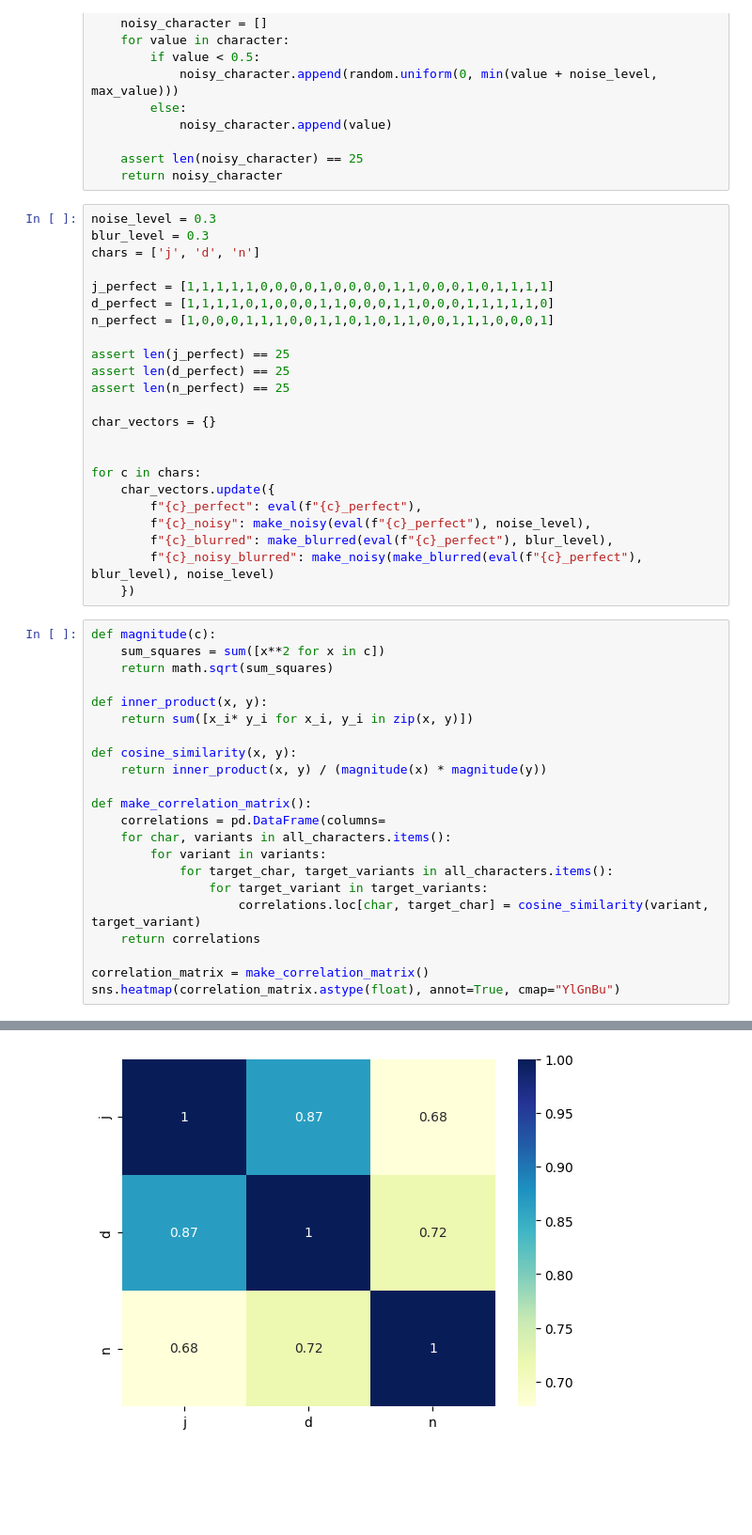
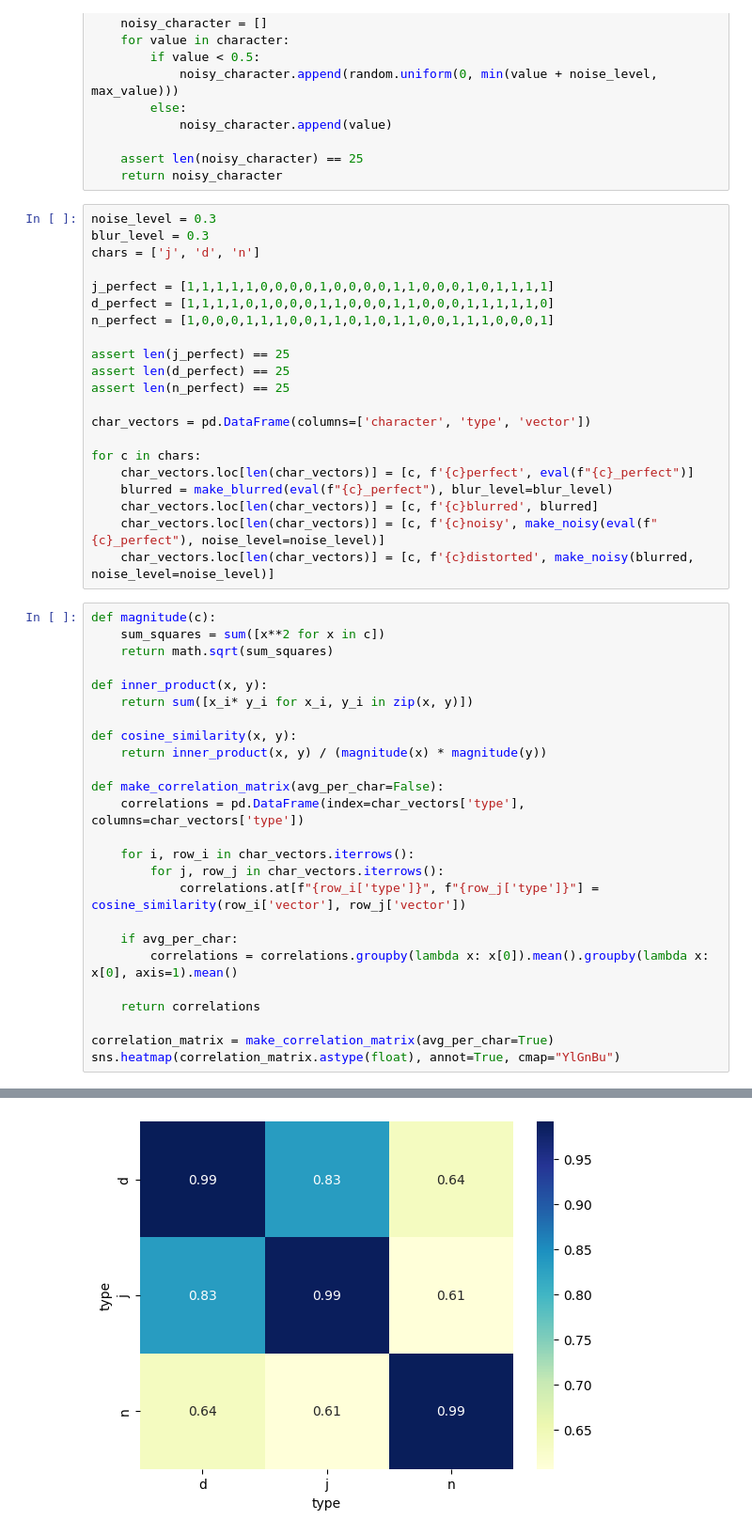
Before and after one commit to Jaden505/UNI-assignments, a Jupyter notebook: SkillsForAI/optical_character_recognition.ipynb, the cells around one changed output, grey strips where cells are left out. Shown: that part at 94% size. Saved outputs shown, nothing was run; the diff lists cells and outputs as text; blank space fills up the shorter version.

Commit message:
working average matrix to get result

```diff
--- a/SkillsForAI/optical_character_recognition.ipynb
+++ b/SkillsForAI/optical_character_recognition.ipynb
@@ -58,16 +58,14 @@ assert len(j_perfect) == 25
 assert len(d_perfect) == 25
 assert len(n_perfect) == 25
 
-char_vectors = {}
-
+char_vectors = pd.DataFrame(columns=['character', 'type', 'vector'])
 
 for c in chars:
-    char_vectors.update({
-        f"{c}_perfect": eval(f"{c}_perfect"),
-        f"{c}_noisy": make_noisy(eval(f"{c}_perfect"), noise_level),
-        f"{c}_blurred": make_blurred(eval(f"{c}_perfect"), blur_level),
-        f"{c}_noisy_blurred": make_noisy(make_blurred(eval(f"{c}_perfect"), blur_level), noise_level)
-    })
+    char_vectors.loc[len(char_vectors)] = [c, f'{c}perfect', eval(f"{c}_perfect")]
+    blurred = make_blurred(eval(f"{c}_perfect"), blur_level=blur_level)
+    char_vectors.loc[len(char_vectors)] = [c, f'{c}blurred', blurred]
+    char_vectors.loc[len(char_vectors)] = [c, f'{c}noisy', make_noisy(eval(f"{c}_perfect"), noise_level=noise_level)]
+    char_vectors.loc[len(char_vectors)] = [c, f'{c}distorted', make_noisy(blurred, noise_level=noise_level)]
 # %%
 def magnitude(c):
     sum_squares = sum([x**2 for x in c])
@@ -79,15 +77,18 @@ def inner_product(x, y):
 def cosine_similarity(x, y):
     return inner_product(x, y) / (magnitude(x) * magnitude(y))
 
-def make_correlation_matrix():
-    correlations = pd.DataFrame(columns=
-    for char, variants in all_characters.items():
-        for variant in variants:
-            for target_char, target_variants in all_characters.items():
-                for target_variant in target_variants:
-                    correlations.loc[char, target_char] = cosine_similarity(variant, target_variant)
+def make_correlation_matrix(avg_per_char=False):
+    correlations = pd.DataFrame(index=char_vectors['type'], columns=char_vectors['type'])
+
+    for i, row_i in char_vectors.iterrows():
+        for j, row_j in char_vectors.iterrows():
+            correlations.at[f"{row_i['type']}", f"{row_j['type']}"] = cosine_similarity(row_i['vector'], row_j['vector'])
+
+    if avg_per_char:
+        correlations = correlations.groupby(lambda x: x[0]).mean().groupby(lambda x: x[0], axis=1).mean()
+
     return correlations
 
-correlation_matrix = make_correlation_matrix()
+correlation_matrix = make_correlation_matrix(avg_per_char=True)
 sns.heatmap(correlation_matrix.astype(float), annot=True, cmap="YlGnBu")
 # %% [output]
@@ -95 +96 @@ sns.heatmap(correlation_matrix.astype(float), annot=True, cmap="YlGnBu")
-[figure, old version]
+[figure, new version]
```
Also changed, not shown: parts of 6 cells of this notebook.
